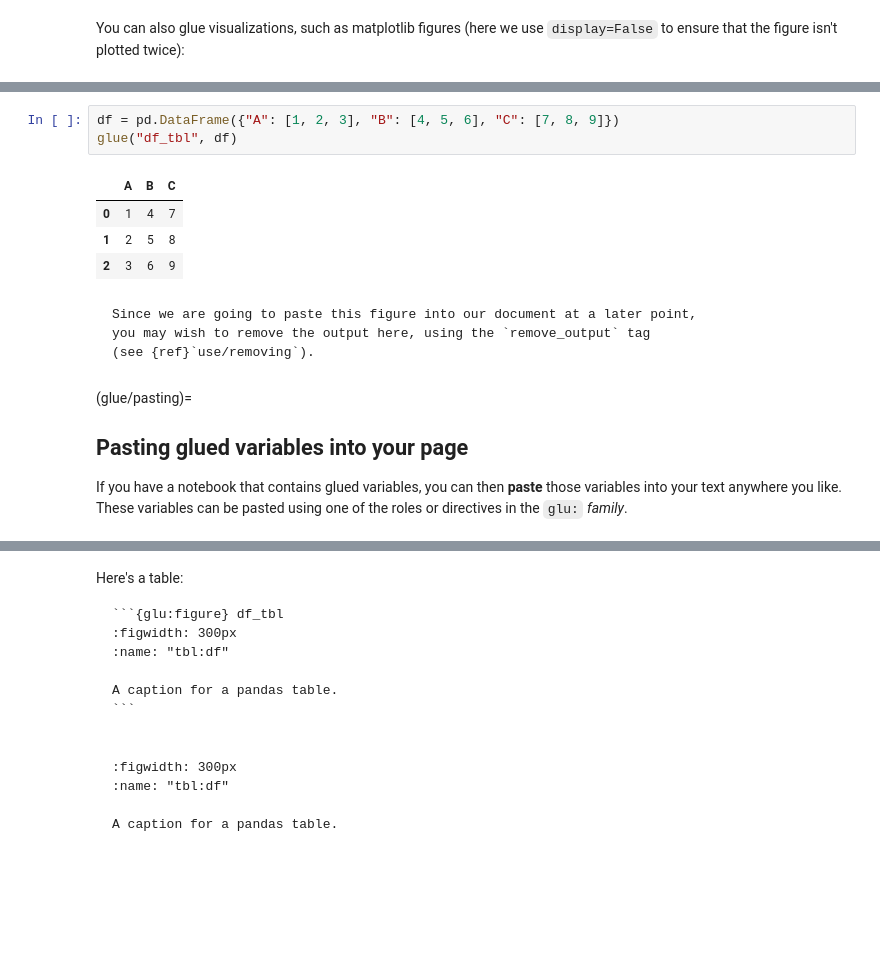
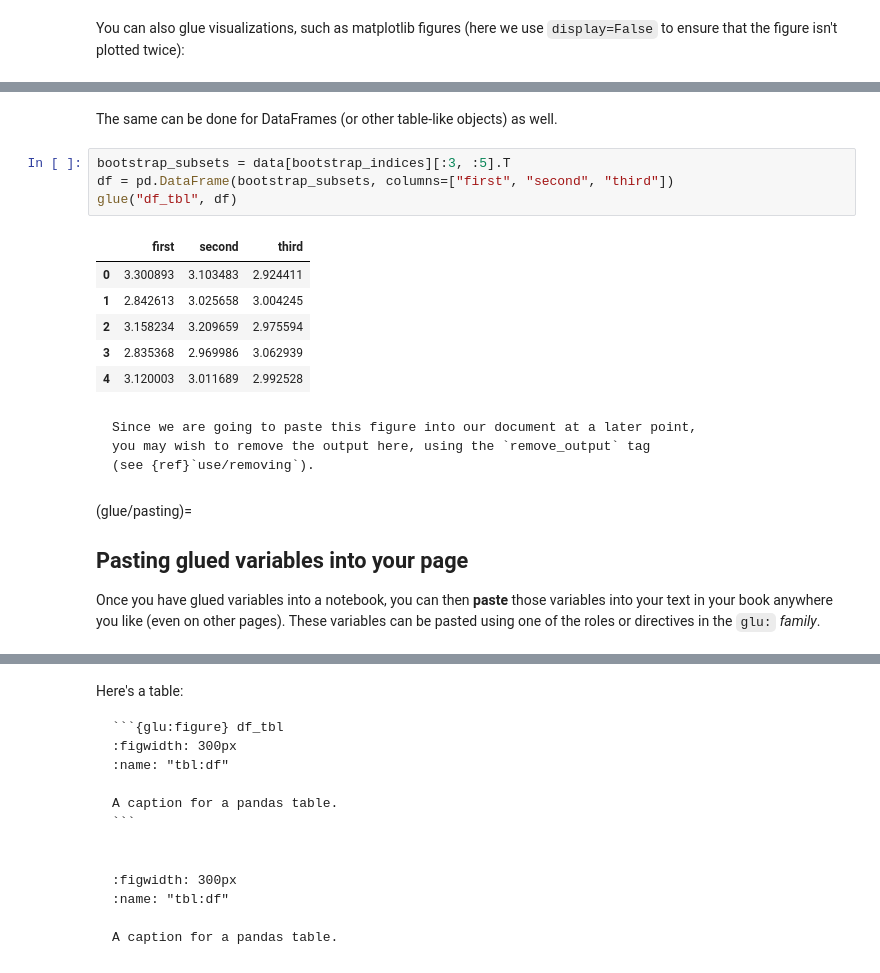
Before and after one commit to executablebooks/MyST-NB, a Jupyter notebook: docs/use/glue.ipynb, the cells around one changed output, grey strips where cells are left out. Saved outputs shown, nothing was run; the diff lists cells and outputs as text; blank space fills up the shorter version.

````diff
--- a/docs/use/glue.ipynb
+++ b/docs/use/glue.ipynb
@@ -69,11 +100,16 @@ glue("boot_fig", fig, display=False)
-# %%
-df = pd.DataFrame({"A": [1, 2, 3], "B": [4, 5, 6], "C": [7, 8, 9]})
-glue("df_tbl", df)
-# %% [output]
-|  | A | B | C |
-| 0 | 1 | 4 | 7 |
-| 1 | 2 | 5 | 8 |
-| 2 | 3 | 6 | 9 |
+# %% [markdown]
+The same can be done for DataFrames (or other table-like objects) as well.
+# %%
+bootstrap_subsets = data[bootstrap_indices][:3, :5].T
+df = pd.DataFrame(bootstrap_subsets, columns=["first", "second", "third"])
+glue("df_tbl", df)
+# %% [output]
+|  | first | second | third |
+| 0 | 3.300893 | 3.103483 | 2.924411 |
+| 1 | 2.842613 | 3.025658 | 3.004245 |
+| 2 | 3.158234 | 3.209659 | 2.975594 |
+| 3 | 2.835368 | 2.969986 | 3.062939 |
+| 4 | 3.120003 | 3.011689 | 2.992528 |
 # %% [markdown]
 ```{tip}
 Since we are going to paste this figure into our document at a later point,
@@ -85,7 +121,7 @@ you may wish to remove the output here, using the `remove_output` tag
 
 ## Pasting glued variables into your page
 
-If you have a notebook that contains glued variables, you can then **paste**
-those variables into your text anywhere you like.
+Once you have glued variables into a notebook, you can then **paste**
+those variables into your text in your book anywhere you like (even on other pages).
 These variables can be pasted using one of the roles or directives in the `glu:` *family*.
 # %% [markdown]
````
Also changed, not shown: parts of 16 cells of this notebook, 1 other file.
